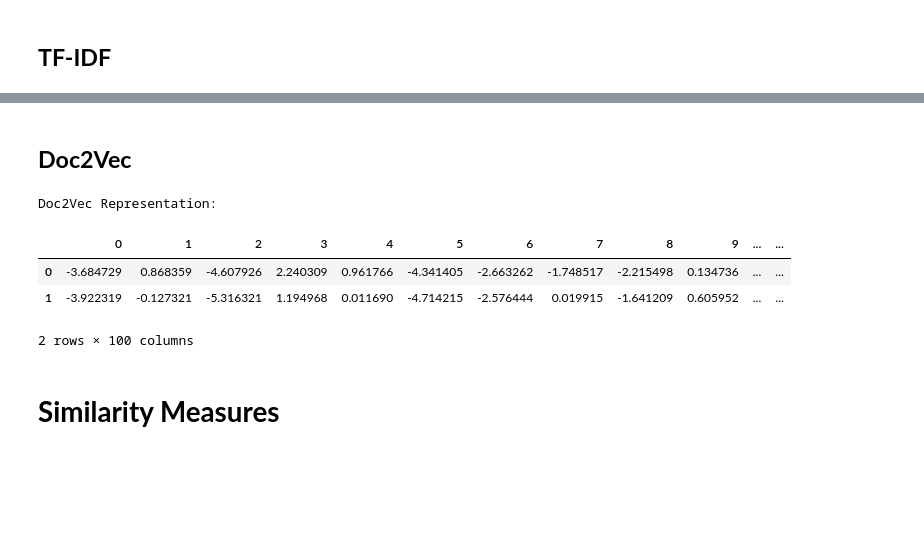
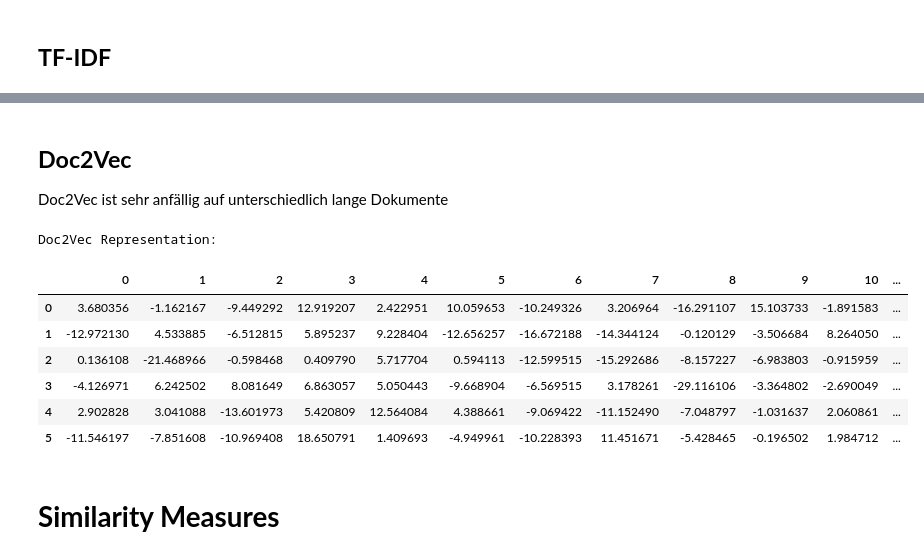
Before and after one commit to nklsdhbw/election-manifestos-analysis, a Jupyter notebook: exploration/similarities.ipynb, the cells around one changed output, grey strips where cells are left out. Saved outputs shown, nothing was run; the diff lists cells and outputs as text; code cells hidden in the pictures; blank space fills up the shorter version.

```diff
--- a/exploration/similarities.ipynb
+++ b/exploration/similarities.ipynb
@@ -49,20 +50,33 @@ def extract_text_from_pdf(pdf_path):
     return full_text
 
 cdu_text = extract_text_from_pdf('cdu_csu.pdf')
-
 with open('cdu_text.txt', 'w', encoding='utf-8') as file:
     file.write(cdu_text)
 
-print(cdu_text)
-
 spd_text = extract_text_from_pdf('spd.pdf')
-
 with open('spd_text.txt', 'w', encoding='utf-8') as file:
     file.write(cdu_text)
 
-print(spd_text)
+gruene_text = extract_text_from_pdf('gruene.pdf')
+with open('gruene_text.txt', 'w', encoding='utf-8') as file:
+    file.write(gruene_text)
+
+afd_text = extract_text_from_pdf('afd.pdf')
+with open('afd_text.txt', 'w', encoding='utf-8') as file:
+    file.write(afd_text)
+
+linke_text = extract_text_from_pdf('linke.pdf')
+with open('linke_text.txt', 'w', encoding='utf-8') as file:
+    file.write(linke_text)
+
+spd_nrw_text = extract_text_from_pdf('spd_nrw.pdf')
+with open('spd_nrw_text.txt', 'w', encoding='utf-8') as file:
+    file.write(spd_nrw_text)
 
 party_docs = []
-
 party_docs.append(cdu_text)
 party_docs.append(spd_text)
+party_docs.append(gruene_text)
+party_docs.append(afd_text)
+party_docs.append(linke_text)
+party_docs.append(spd_nrw_text)
@@ -441,41 +291,39 @@ TF-IDF Representation:
-# %% [markdown]
-## **Doc2Vec**
+# %% [markdown]
+## **Doc2Vec**
+
+Doc2Vec ist sehr anfällig auf unterschiedlich lange Dokumente
 # %%
 def create_doc2vec_representation(preprocessed_docs):
     tagged_data = [TaggedDocument(words=doc, tags=[str(i)]) for i, doc in enumerate(preprocessed_docs)]
 
     # hyperparameters should be optimized
-    max_epochs = 100
-    vec_size = 100
-    alpha = 0.025
-
     # Train Doc2Vec model
-    model = Doc2Vec(vector_size=vec_size, alpha=alpha, min_alpha=0.00025, min_count=1, dm=1)
+    model = Doc2Vec(vector_size=20, alpha=0.025, min_alpha=0.0025, min_count=2, epochs=100)
     model.build_vocab(tagged_data)
 
-    for epoch in range(max_epochs):
-        model.train(tagged_data, total_examples=model.corpus_count, epochs=model.epochs)
-        model.alpha -= 0.0002
-        model.min_alpha = model.alpha
+    model.train(tagged_data, total_examples=model.corpus_count, epochs=model.epochs)
 
     doc2vec_representation = [model.infer_vector(doc.words) for doc in tagged_data]
 
     return doc2vec_representation
 
 doc2vec_corpus = create_doc2vec_representation(cleaned)
 
 # Convert Doc2Vec corpus to a DataFrame
 doc2vec_df = pd.DataFrame(doc2vec_corpus)
 
 # Display the Doc2Vec DataFrame
 print("\nDoc2Vec Representation:")
 display(doc2vec_df)
 # %% [output]
 Doc2Vec Representation:
-|  | 0 | 1 | 2 | 3 | 4 | 5 | 6 | 7 | 8 | 9 | ... | ... |
-| 0 | -3.684729 | 0.868359 | -4.607926 | 2.240309 | 0.961766 | -4.341405 | -2.663262 | -1.748517 | -2.215498 | 0.134736 | ... | ... |
-| 1 | -3.922319 | -0.127321 | -5.316321 | 1.194968 | 0.011690 | -4.714215 | -2.576444 | 0.019915 | -1.641209 | 0.605952 | ... | ... |
+|  | 0 | 1 | 2 | 3 | 4 | 5 | 6 | 7 | 8 | 9 | 10 | ... |
+| 0 | 3.680356 | -1.162167 | -9.449292 | 12.919207 | 2.422951 | 10.059653 | -10.249326 | 3.206964 | -16.291107 | 15.103733 | -1.891583 | ... |
+| 1 | -12.972130 | 4.533885 | -6.512815 | 5.895237 | 9.228404 | -12.656257 | -16.672188 | -14.344124 | -0.120129 | -3.506684 | 8.264050 | ... |
+| 2 | 0.136108 | -21.468966 | -0.598468 | 0.409790 | 5.717704 | 0.594113 | -12.599515 | -15.292686 | -8.157227 | -6.983803 | -0.915959 | ... |
+| 3 | -4.126971 | 6.242502 | 8.081649 | 6.863057 | 5.050443 | -9.668904 | -6.569515 | 3.178261 | -29.116106 | -3.364802 | -2.690049 | ... |
+| 4 | 2.902828 | 3.041088 | -13.601973 | 5.420809 | 12.564084 | 4.388661 | -9.069422 | -11.152490 | -7.048797 | -1.031637 | 2.060861 | ... |
+| 5 | -11.546197 | -7.851608 | -10.969408 | 18.650791 | 1.409693 | -4.949961 | -10.228393 | 11.451671 | -5.428465 | -0.196502 | 1.984712 | ... |
-2 rows × 100 columns
 # %% [markdown]
 # **Similarity Measures**
 # %% [markdown]
```
Also changed, not shown: parts of 11 cells of this notebook, 9 other files.
